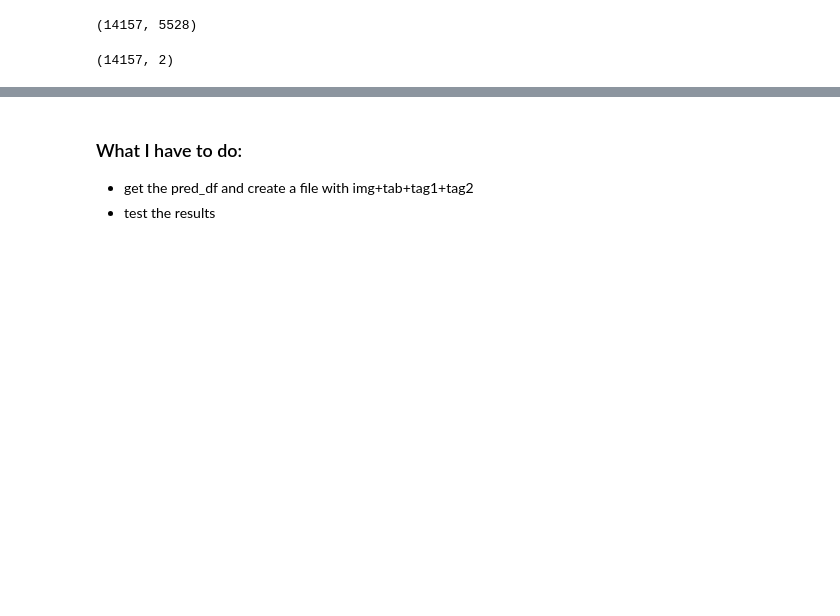
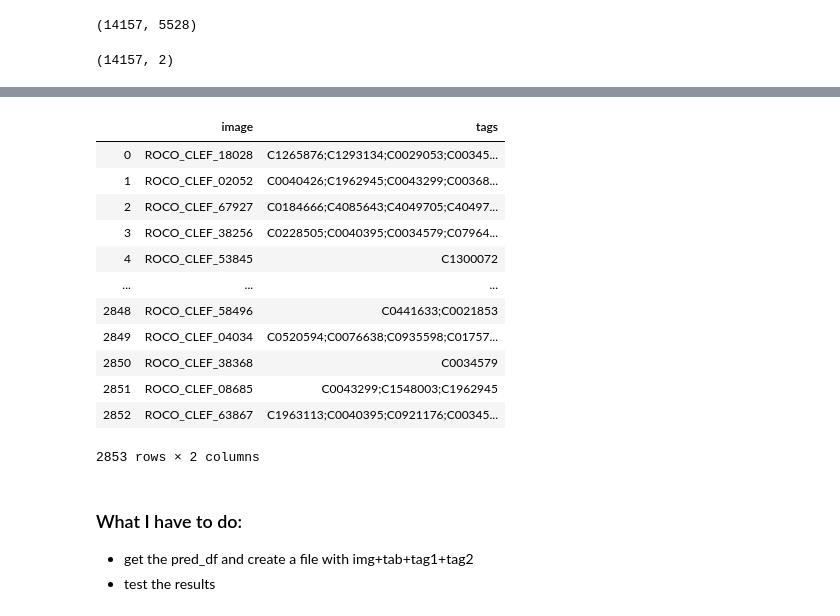
Before and after one commit to ionpetro/ImageCLEF-Medical-Caption-Task-2019, a Jupyter notebook: Image Classifier.ipynb, the cells around one changed output, grey strips where cells are left out. Drawn from its saved outputs; the diff is of its cells as text; code cells hidden in the pictures; blank space fills up the shorter version.

```diff
--- a/Image Classifier.ipynb
+++ b/Image Classifier.ipynb
@@ -446,0 +614,16 @@ pred_df.shape
+# %%
+ground_truth_to_exp
+# %% [output]
+|  | image | tags |
+| 0 | ROCO_CLEF_18028 | C1265876;C1293134;C0029053;C00345... |
+| 1 | ROCO_CLEF_02052 | C0040426;C1962945;C0043299;C00368... |
+| 2 | ROCO_CLEF_67927 | C0184666;C4085643;C4049705;C40497... |
+| 3 | ROCO_CLEF_38256 | C0228505;C0040395;C0034579;C07964... |
+| 4 | ROCO_CLEF_53845 | C1300072 |
+| ... | ... | ... |
+| 2848 | ROCO_CLEF_58496 | C0441633;C0021853 |
+| 2849 | ROCO_CLEF_04034 | C0520594;C0076638;C0935598;C01757... |
+| 2850 | ROCO_CLEF_38368 | C0034579 |
+| 2851 | ROCO_CLEF_08685 | C0043299;C1548003;C1962945 |
+| 2852 | ROCO_CLEF_63867 | C1963113;C0040395;C0921176;C00345... |
+2853 rows × 2 columns
```
Also changed, not shown: parts of 41 cells of this notebook.
